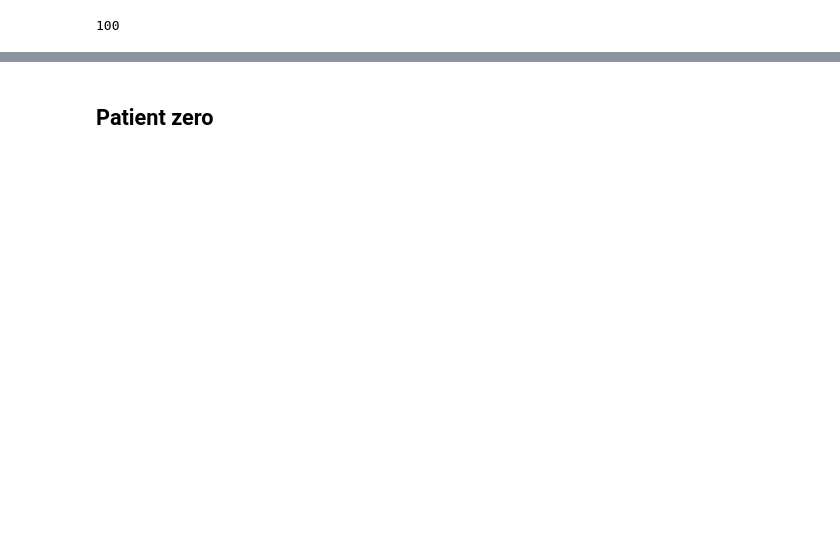
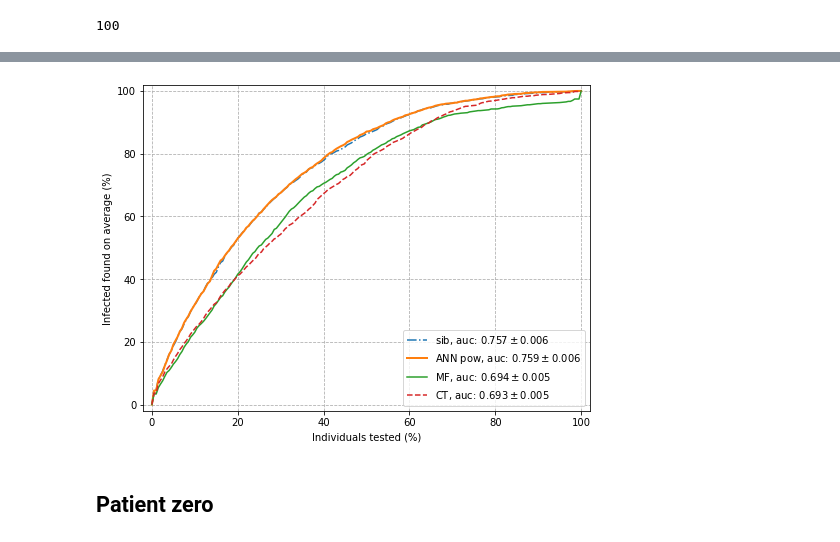
Before and after one commit to ocadni/annfore-results, a Jupyter notebook: results/risk_assessment/Parse_res_manyseeds.ipynb, the cells around one changed output, grey strips where cells are left out. Drawn from its saved outputs; the diff is of its cells as text; code cells hidden in the pictures; blank space fills up the shorter version.

Commit message:
Get average rocs

```diff
--- a/results/risk_assessment/Parse_res_manyseeds.ipynb
+++ b/results/risk_assessment/Parse_res_manyseeds.ipynb
@@ -758,7 +804,5 @@ counted_risk = {
 # %%
-counted_all ={}
-counted_all.update(counted_probs)
-counted_all.update(counted_risk)
+counted_all =counted_probs
 # %%
 from sklearn.metrics import auc
 
@@ -766,4 +810,5 @@ aucs_find = {k: np.array([
                     [auc(np.linspace(0,1,len(x)), x/100) for x in v]
                           for v in mar ]).flatten() for k,mar in counted_all.items()}
 # %%
-labels={k: "${:4.3f} \pm {:4.3f}$".format(np.mean(x),np.std(x)/np.sqrt(np.prod(x.shape))) for k,x in aucs_find.items()}
+labels={k: "${:4.3f} \pm {:4.3f}$".format(
+    np.nanmean(x),np.nanstd(x)/np.sqrt(np.prod(x.shape)-np.isnan(x).sum())) for k,x in aucs_find.items()}
@@ -774,9 +815,9 @@ labels={k: "${:4.3f} \pm {:4.3f}$".format(np.mean(x),np.std(x)/np.sqrt(np.prod(x
-# %%
-for k,x in aucs_find.items():
-    plt.plot(np.quantile(x,[.1,.25,.5,.75,.9]),"+", label=k)
-plt.legend()
 # %%
-res_m = {name: np.stack(x).reshape(-1,TOT_POINTS+1).mean(0) for name,x in counted_all.items()}
+res_m = {name:
+         np.nanmean(
+             np.stack(x).reshape(-1,TOT_POINTS+1),
+             axis=0)
+         for name,x in counted_all.items()}
 # %%
 from sklearn.metrics import auc
 
@@ -784,35 +825,35 @@ auc_risk2 = {name: auc(np.linspace(0,1,len(x)),x/100) for name,x in res_m.items(
 # %%
 plt.figure(figsize=(8,6))
 #for name,x in avg_count_probs.items():
 #    plt.plot(x, label=name)
 #    print()
 #for name,x in avg_count_risk.items():
 #    plt.plot(x, label=name)
 #plt.plot(ul.mean(0))
 x_data = np.linspace(0,100,TOT_POINTS+1)
 
 #plt.plot(x_data, res_m["sib_psus60"], label="BP, auc: {:4.3f}".format(auc_risk2["sib_psus60"]))
-plt.plot(x_data, res_m["sib_psus60"], label="BP, auc: {}".format(labels["sib_psus60"]))
+v="sib_psus70_psrc2"
+plt.plot(x_data, res_m[v],"-.", label="sib, auc: {}".format(labels[v]))
 
 #plt.plot(x_data, res_m["ann_psus06_lexp"], label="ANN, auc: {}".format(labels["ann_psus06_lexp"]))
-plt.plot(x_data, res_m["ann_psus06_4lpow"], label="ANN pow, auc: {}".format(labels["ann_psus06_4lpow"]))
+v="ann_psus07_4lpow_psrc2"
+plt.plot(x_data, res_m[v], label="ANN pow, auc: {}".format(labels[v]), linewidth=2)
 
 plt.plot(x_data, res_m["MF"], label="MF, auc: {}".format(labels["MF"]))
-plt.plot(x_data, res_m["CT"], label="CT, auc: {}".format(labels["CT"]))
-"""
-plt.plot(x_data,res_m["ann_psus06_lexp"], label="ANN, auc: {:4.3f}".format(auc_risk2["ann_psus06_lexp"]))
+plt.plot(x_data, res_m["CT"],"--", label="CT, auc: {}".format(labels["CT"]))
 
 
-plt.plot(x_data,res_m["MF"], label="MF, auc: {:4.3f}".format(auc_risk2["MF"]))
-plt.plot(x_data,res_m["CT"], label="CT, auc: {:4.3f}".format(auc_risk2["CT"]))
+plt.legend()
+plt.xlabel("Individuals tested (%)")
+plt.ylabel("Infected found on average (%)")
+plt.ylim((-2,102))
+plt.xlim((-2,102))
 
-"""
-
-plt.legend()
-plt.xlabel("Percentage of individuals tested")
-plt.ylabel("Perc infected found on average")
 plt.grid(linestyle="--")
-plt.savefig(f"auc_infected_{type_graph}.svg",bbox_inches="tight")
+plt.savefig(f"img/{name_out}auc_infected.svg",bbox_inches="tight")
+# %% [output]
+[figure, added]
 # %%
 plt.figure(figsize=(8,6))
 #for name,x in avg_count_probs.items():
```
Also changed, not shown: parts of 78 cells of this notebook, 1 other file.
